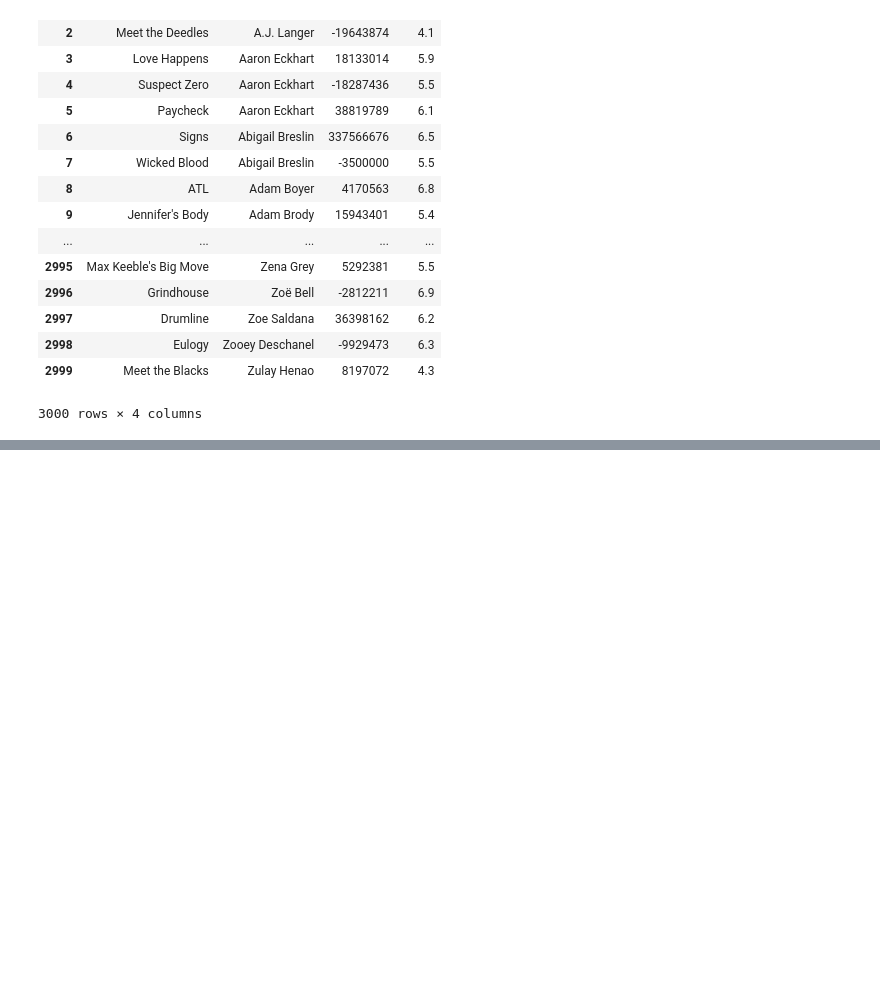
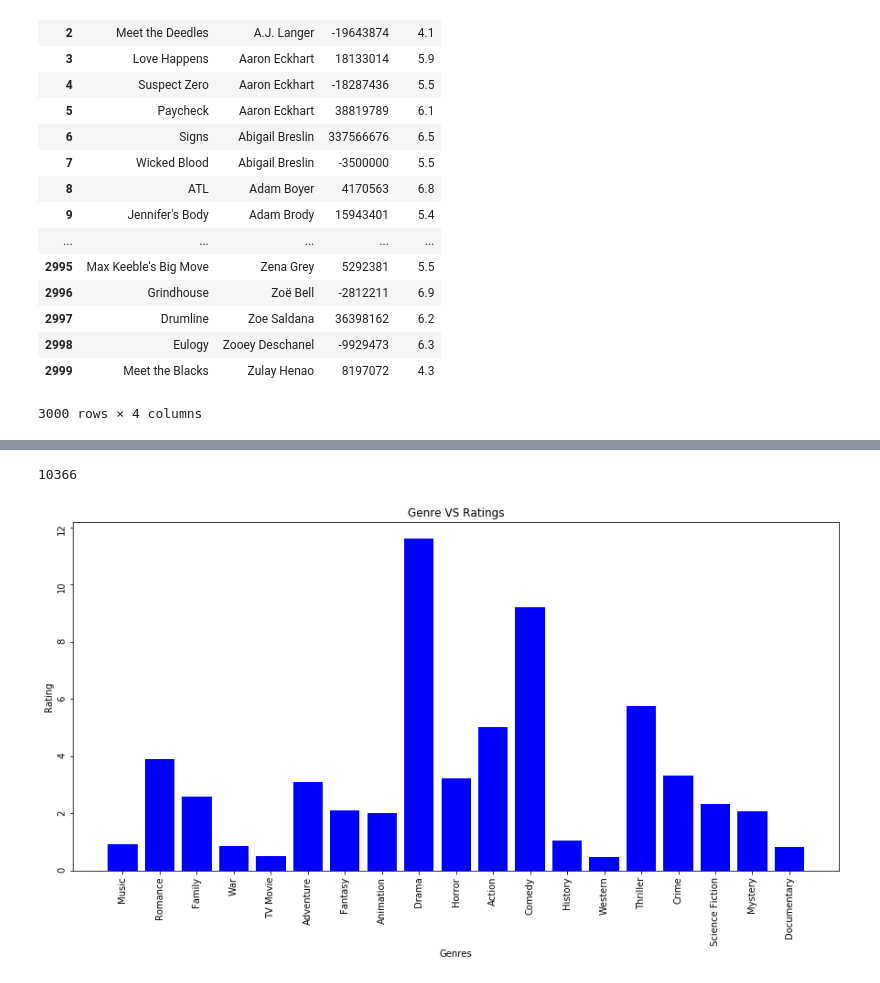
Before and after one commit to Jwdaniel34/stats-movies, a Jupyter notebook: graphs.ipynb, the cells around one changed output, grey strips where cells are left out. Drawn from its saved outputs; the diff is of its cells as text; code cells hidden in the pictures; blank space fills up the shorter version.

```diff
--- a/graphs.ipynb
+++ b/graphs.ipynb
@@ -81,0 +133,2 @@ df1
+# %%
+df2.columns = [x[0] for x in cursor.description]
@@ -81,0 +155,21 @@ df1
+# %%
+counting = [x for x in df2['NumOfMovies']]
+# %%
+sum(counting)
+# %% [output]
+10366
+# %%
+ratings = [r for r in df2['AvgRating']]
+# %%
+ratings_wavg = [(ratings[i]*10) * (counting[i]/sum(counting)) for i in range(len(ratings))]
+# %%
+figs, ax1 = plt.subplots(figsize=(15,7))
+ax1.bar(df2['genreName'], ratings_wavg, color = 'blue')
+ax1.set_xlabel('Genres')
+ax1.set_ylabel('Rating')
+ax1.set_title('Genre VS Ratings')
+ax1.tick_params(labelrotation=90)
+
+plt.show()
+# %% [output]
+[figure, added]
```
Also changed, not shown: parts of 9 cells of this notebook, 1 other file.
